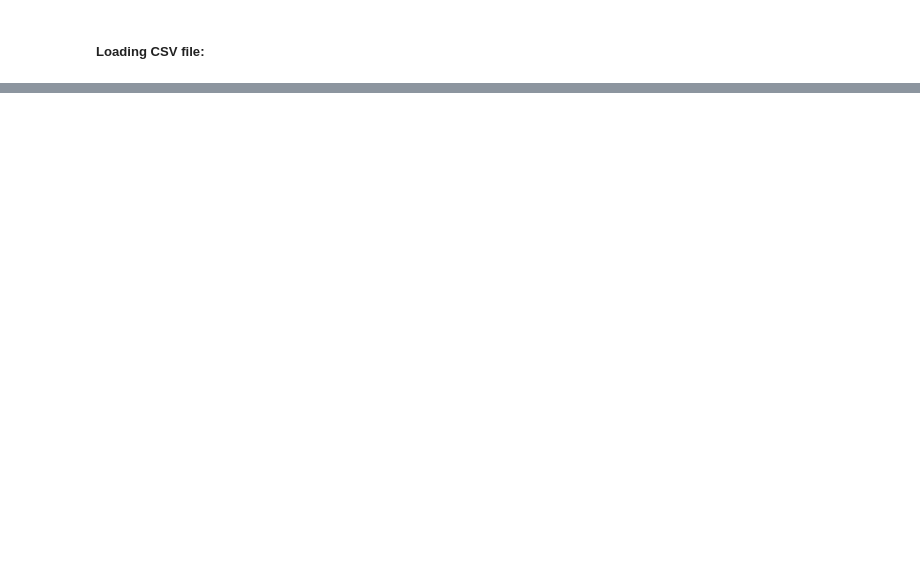
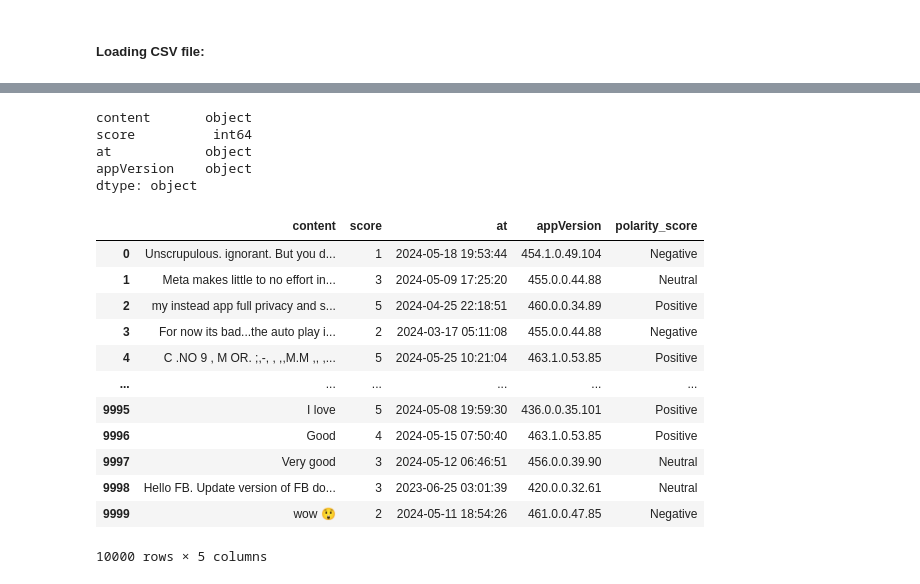
Before and after one commit to ThBrasilDaCosta/CA2-ML-Neural-Semantic, a Jupyter notebook: ThiagoCosta_ML_CA2.ipynb, the cells around one changed output, grey strips where cells are left out. Saved outputs shown, nothing was run; the diff lists cells and outputs as text; code cells hidden in the pictures; blank space fills up the shorter version.

```diff
--- a/ThiagoCosta_ML_CA2.ipynb
+++ b/ThiagoCosta_ML_CA2.ipynb
@@ -618,0 +663,8 @@ from sklearn.feature_extraction.text import TfidfTransformer
+# %%
+facebook_reviews.dtypes
+# %% [output]
+content       object
+score          int64
+at            object
+appVersion    object
+dtype: object
@@ -618,0 +673,16 @@ from sklearn.feature_extraction.text import TfidfTransformer
+# %%
+facebook_reviews
+# %% [output]
+|  | content | score | at | appVersion | polarity_score |
+| 0 | Unscrupulous. ignorant. But you d... | 1 | 2024-05-18 19:53:44 | 454.1.0.49.104 | Negative |
+| 1 | Meta makes little to no effort in... | 3 | 2024-05-09 17:25:20 | 455.0.0.44.88 | Neutral |
+| 2 | my instead app full privacy and s... | 5 | 2024-04-25 22:18:51 | 460.0.0.34.89 | Positive |
+| 3 | For now its bad...the auto play i... | 2 | 2024-03-17 05:11:08 | 455.0.0.44.88 | Negative |
+| 4 | C .NO 9 , M OR. ;,-, , ,,M.M ,, ,... | 5 | 2024-05-25 10:21:04 | 463.1.0.53.85 | Positive |
+| ... | ... | ... | ... | ... | ... |
+| 9995 | I love | 5 | 2024-05-08 19:59:30 | 436.0.0.35.101 | Positive |
+| 9996 | Good | 4 | 2024-05-15 07:50:40 | 463.1.0.53.85 | Positive |
+| 9997 | Very good | 3 | 2024-05-12 06:46:51 | 456.0.0.39.90 | Neutral |
+| 9998 | Hello FB. Update version of FB do... | 3 | 2023-06-25 03:01:39 | 420.0.0.32.61 | Neutral |
+| 9999 | wow 😲 | 2 | 2024-05-11 18:54:26 | 461.0.0.47.85 | Negative |
+10000 rows × 5 columns
```
Also changed, not shown: parts of 13 cells of this notebook.
